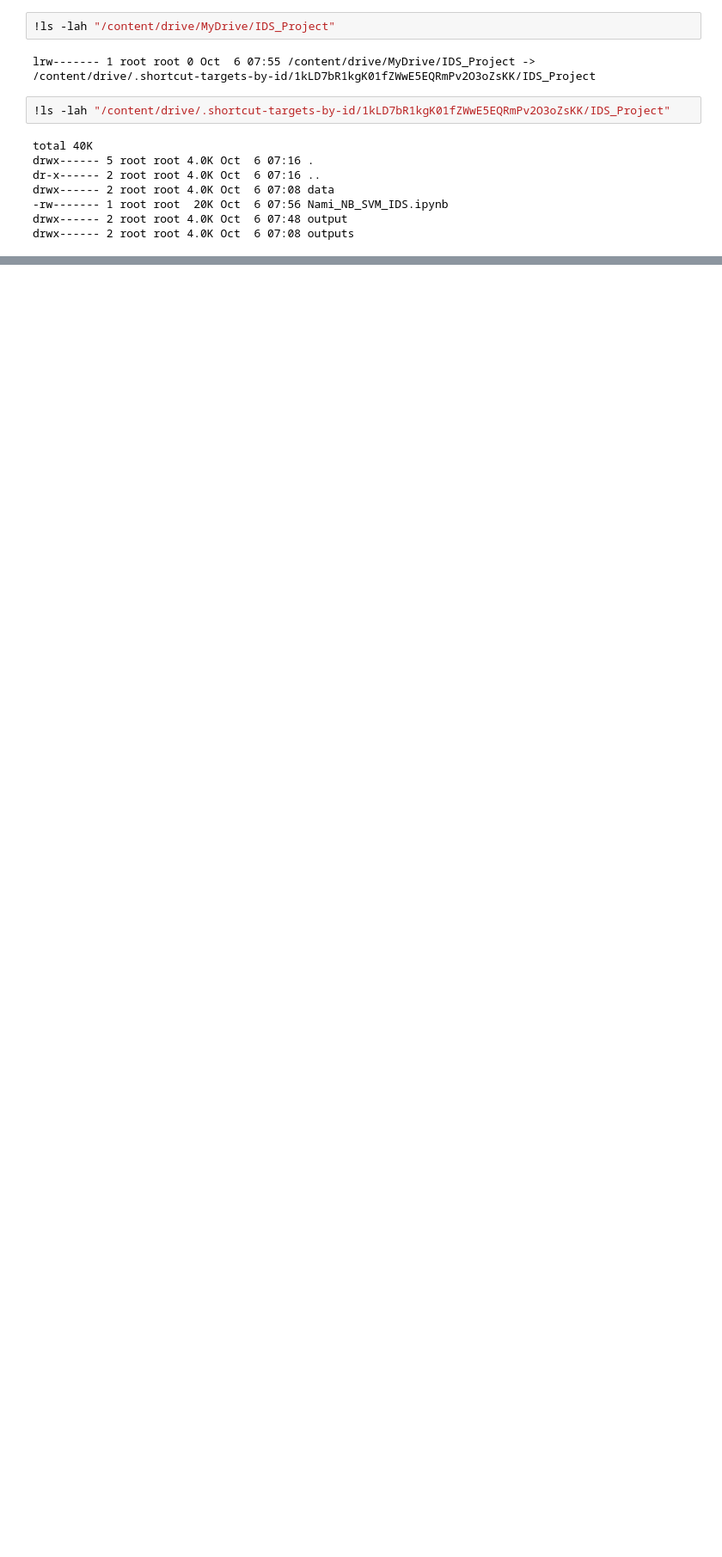
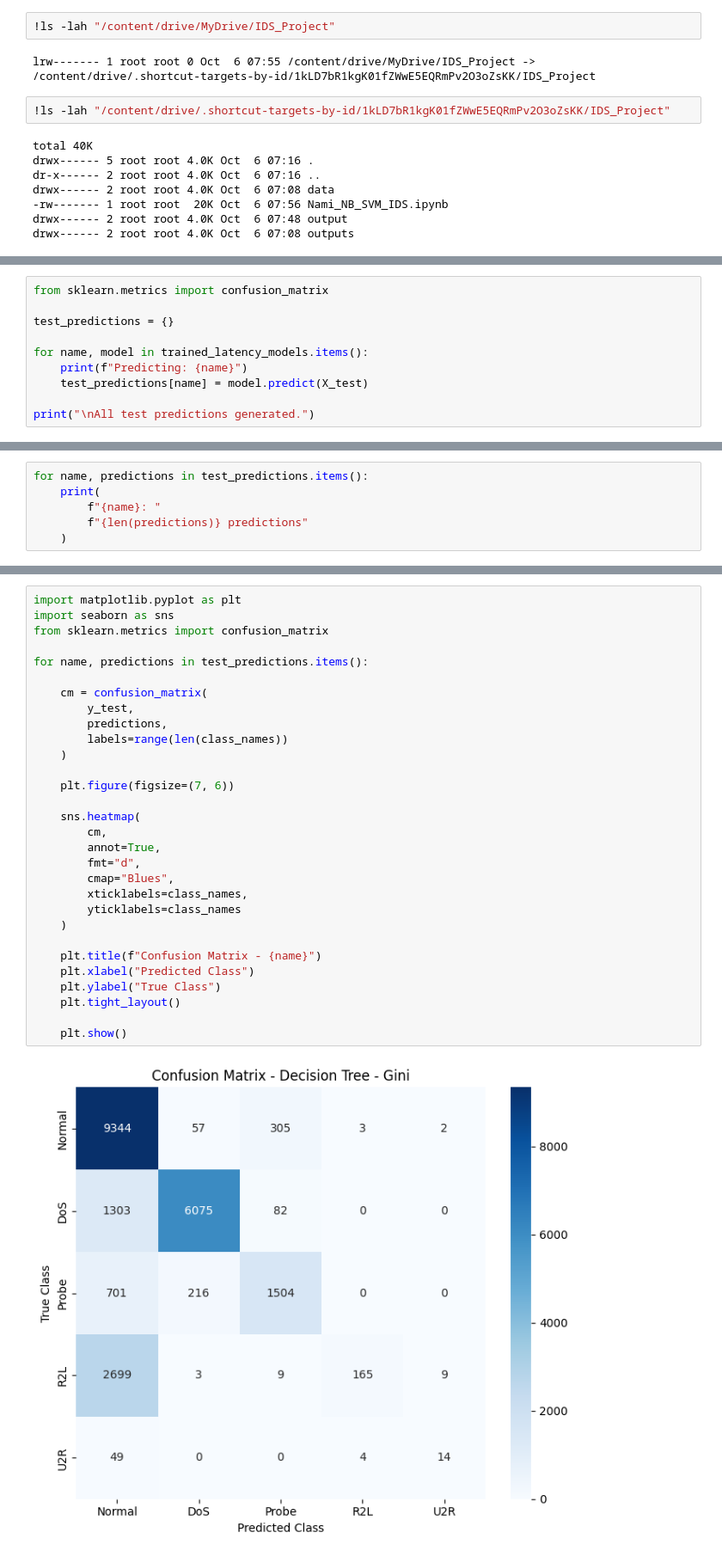
Before and after one commit to Namita-12/NSL-KDD-IDS, a Jupyter notebook: notebooks/Nami_NB_SVM_IDS.ipynb, the cells around one changed output, grey strips where cells are left out. Shown at 86% size. Saved outputs shown, nothing was run; the diff lists cells and outputs as text; blank space fills up the shorter version.

```diff
--- a/notebooks/Nami_NB_SVM_IDS.ipynb
+++ b/notebooks/Nami_NB_SVM_IDS.ipynb
@@ -117,0 +1399,10 @@ drwx------ 2 root root 4.0K Oct  6 07:08 outputs
+# %%
+from sklearn.metrics import confusion_matrix
+
+test_predictions = {}
+
+for name, model in trained_latency_models.items():
+    print(f"Predicting: {name}")
+    test_predictions[name] = model.predict(X_test)
+
+print("\nAll test predictions generated.")
@@ -117,0 +1417,6 @@ drwx------ 2 root root 4.0K Oct  6 07:08 outputs
+# %%
+for name, predictions in test_predictions.items():
+    print(
+        f"{name}: "
+        f"{len(predictions)} predictions"
+    )
@@ -117,0 +1429,32 @@ drwx------ 2 root root 4.0K Oct  6 07:08 outputs
+# %%
+import matplotlib.pyplot as plt
+import seaborn as sns
+from sklearn.metrics import confusion_matrix
+
+for name, predictions in test_predictions.items():
+
+    cm = confusion_matrix(
+        y_test,
+        predictions,
+        labels=range(len(class_names))
+    )
+
+    plt.figure(figsize=(7, 6))
+
+    sns.heatmap(
+        cm,
+        annot=True,
+        fmt="d",
+        cmap="Blues",
+        xticklabels=class_names,
+        yticklabels=class_names
+    )
+
+    plt.title(f"Confusion Matrix - {name}")
+    plt.xlabel("Predicted Class")
+    plt.ylabel("True Class")
+    plt.tight_layout()
+
+    plt.show()
+# %% [output]
+[figure, added]
```
Also changed, not shown: parts of 86 cells of this notebook.
